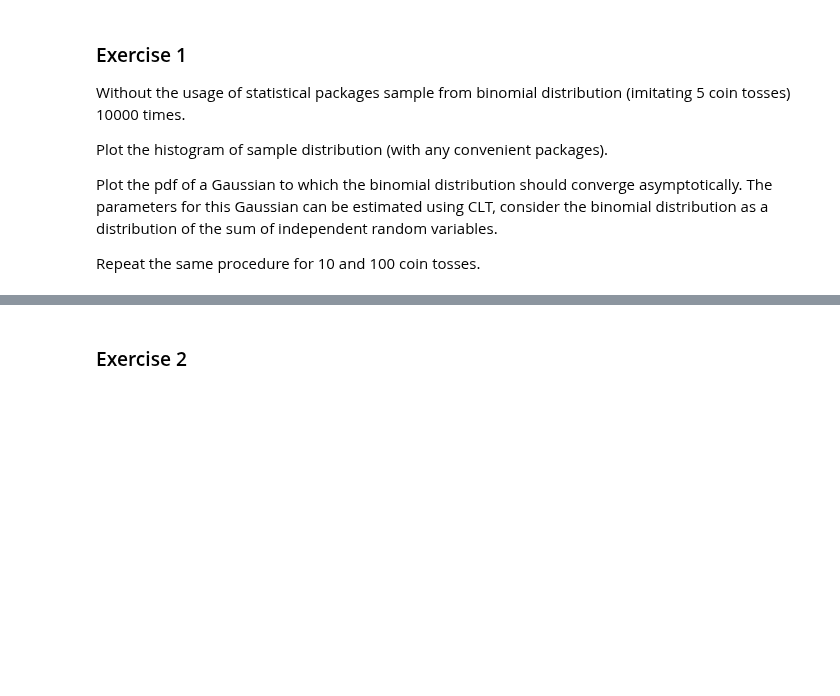
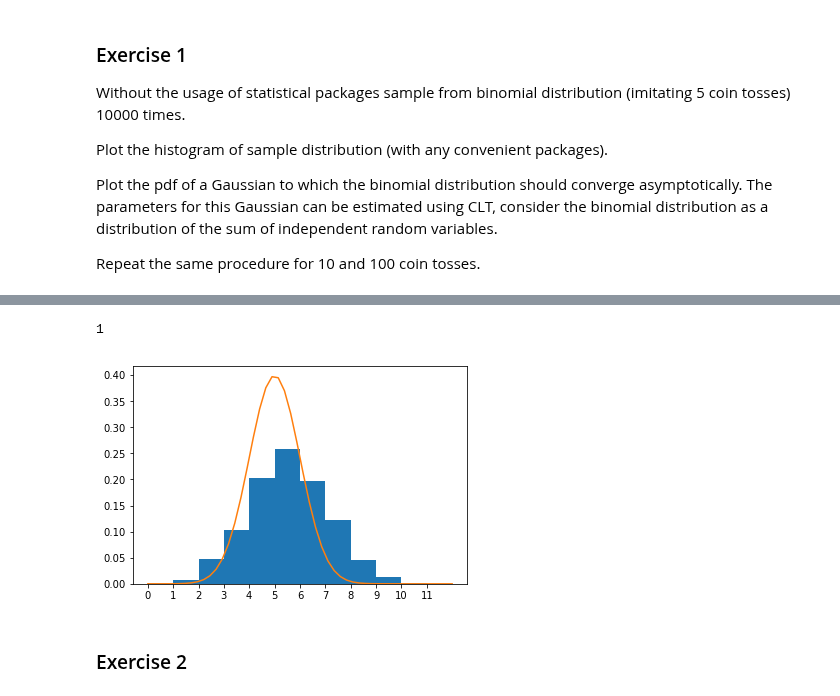
Before and after one commit to frolovconst/advstat-labs, a Jupyter notebook: Lab04/Lab04.ipynb, the cells around one changed output, grey strips where cells are left out. Cells and saved outputs as stored; diff of their text form; code cells hidden in the pictures; blank space fills up the shorter version.

```diff
--- a/Lab04/Lab04.ipynb
+++ b/Lab04/Lab04.ipynb
@@ -65,0 +70,12 @@ Sb.mean()
+# %%
+# 3. repeat the same procedure with n = 10, 100.
+Sb = np.add.reduce(np.random.randint(2, size=10000).reshape(1000,10), axis=1)
+print((Sb==0).sum())
+plt.hist(Sb,bins=11,range=(0,11), normed=True)
+x = np.linspace(0,12)
+dist_asympt = norm(5,1)
+plt.xticks(np.arange(0,12,1))
+plt.plot(x, dist_asympt.pdf(x));
+# %% [output]
+1
+[figure, added]
```
Also changed, not shown: parts of 5 cells of this notebook, 1 other file.
